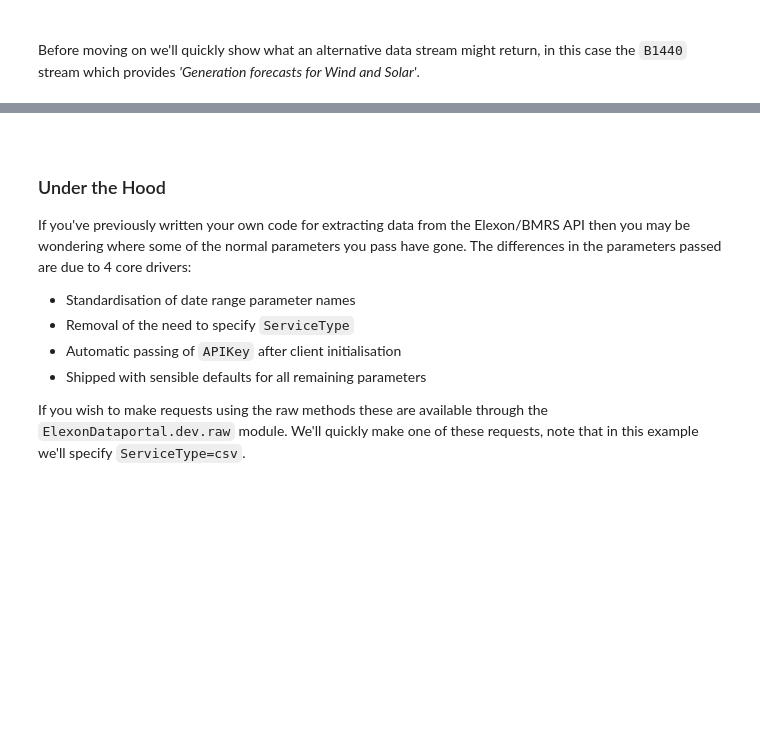
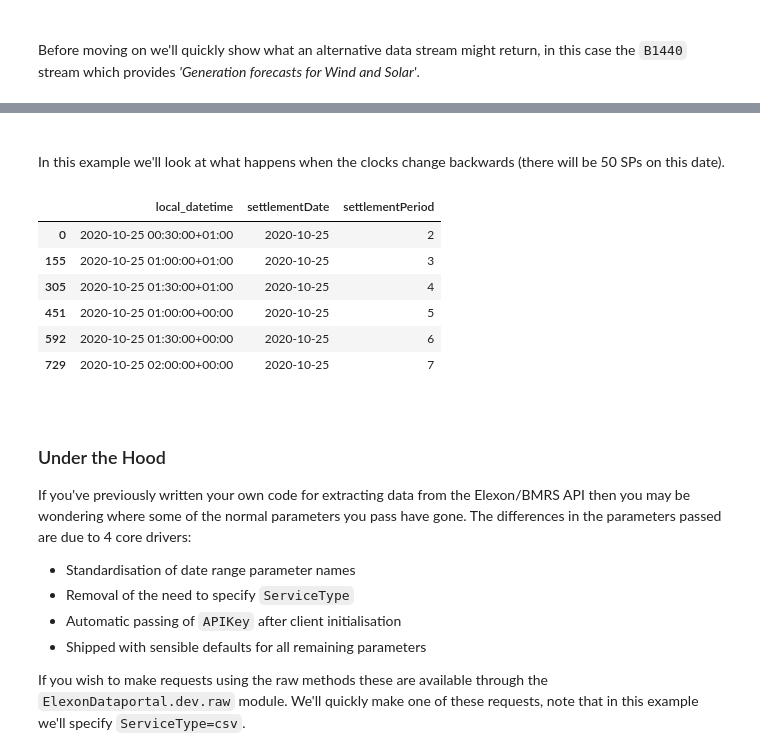
Before and after one commit to OSUKED/ElexonDataPortal, a Jupyter notebook: nbs/08-quick-start.ipynb, the cells around one changed output, grey strips where cells are left out. Cells and saved outputs as stored; diff of their text form; code cells hidden in the pictures; blank space fills up the shorter version.

```diff
--- a/nbs/08-quick-start.ipynb
+++ b/nbs/08-quick-start.ipynb
@@ -111,3 +152,22 @@ df_B1440.head(3)
+# %% [markdown]
+<br>
+
+In this example we'll look at what happens when the clocks change backwards (there will be 50 SPs on this date).
+# %%
+start_date = '2020-10-25 00:30'
+end_date = '2020-10-25 02:00'
+
+df_B1610_clock_change = client.get_B1610(start_date, end_date)
+
+df_B1610_clock_change[['local_datetime', 'settlementDate', 'settlementPeriod']].drop_duplicates()
+# %% [output]
+|  | local_datetime | settlementDate | settlementPeriod |
+| 0 | 2020-10-25 00:30:00+01:00 | 2020-10-25 | 2 |
+| 155 | 2020-10-25 01:00:00+01:00 | 2020-10-25 | 3 |
+| 305 | 2020-10-25 01:30:00+01:00 | 2020-10-25 | 4 |
+| 451 | 2020-10-25 01:00:00+00:00 | 2020-10-25 | 5 |
+| 592 | 2020-10-25 01:30:00+00:00 | 2020-10-25 | 6 |
+| 729 | 2020-10-25 02:00:00+00:00 | 2020-10-25 | 7 |
 # %% [markdown]
 <br>
 
```
Also changed, not shown: parts of 7 cells of this notebook, 6 other files.
